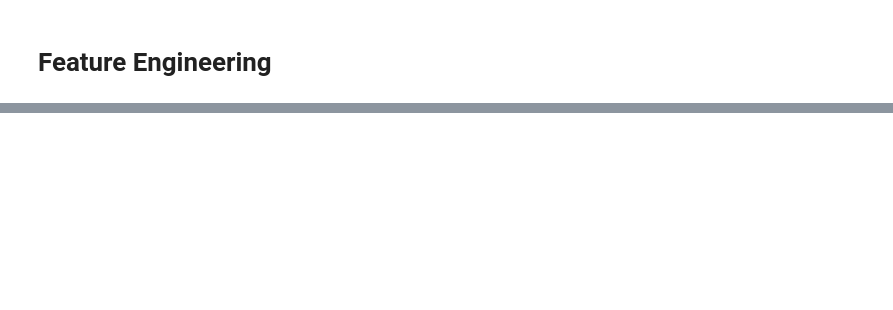
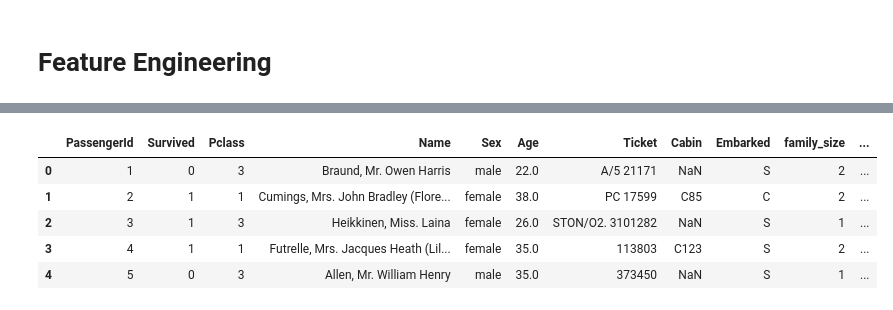
Before and after one commit to niteshpantha/titanic_data, a Jupyter notebook: titanic_analysis.ipynb, the cells around one changed output, grey strips where cells are left out. Saved outputs shown, nothing was run; the diff lists cells and outputs as text; code cells hidden in the pictures; blank space fills up the shorter version.

```diff
--- a/titanic_analysis.ipynb
+++ b/titanic_analysis.ipynb
@@ -570,0 +628,13 @@ This is the visualization of the multivariate analysis we just performed above w
+# %%
+# Now, let's drop the column Fare, SibSp and Parch from the dataframe
+
+df_train.drop(columns=['Fare', 'SibSp', 'Parch'], inplace=True, axis='columns')
+# %%
+df_train[:5]
+# %% [output]
+|  | PassengerId | Survived | Pclass | Name | Sex | Age | Ticket | Cabin | Embarked | family_size | ... |
+| 0 | 1 | 0 | 3 | Braund, Mr. Owen Harris | male | 22.0 | A/5 21171 | NaN | S | 2 | ... |
+| 1 | 2 | 1 | 1 | Cumings, Mrs. John Bradley (Flore... | female | 38.0 | PC 17599 | C85 | C | 2 | ... |
+| 2 | 3 | 1 | 3 | Heikkinen, Miss. Laina | female | 26.0 | STON/O2. 3101282 | NaN | S | 1 | ... |
+| 3 | 4 | 1 | 1 | Futrelle, Mrs. Jacques Heath (Lil... | female | 35.0 | 113803 | C123 | S | 2 | ... |
+| 4 | 5 | 0 | 3 | Allen, Mr. William Henry | male | 35.0 | 373450 | NaN | S | 1 | ... |
```
Also changed, not shown: parts of 17 cells of this notebook.
